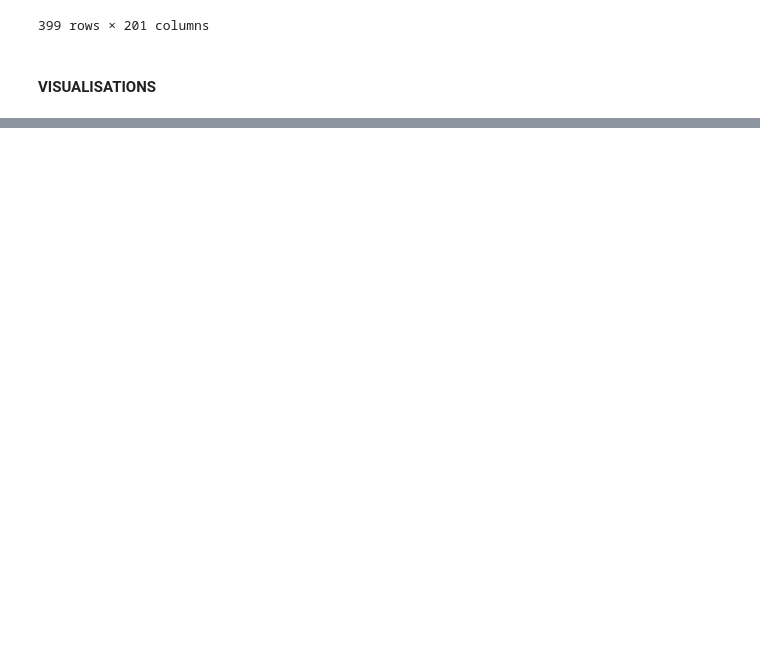
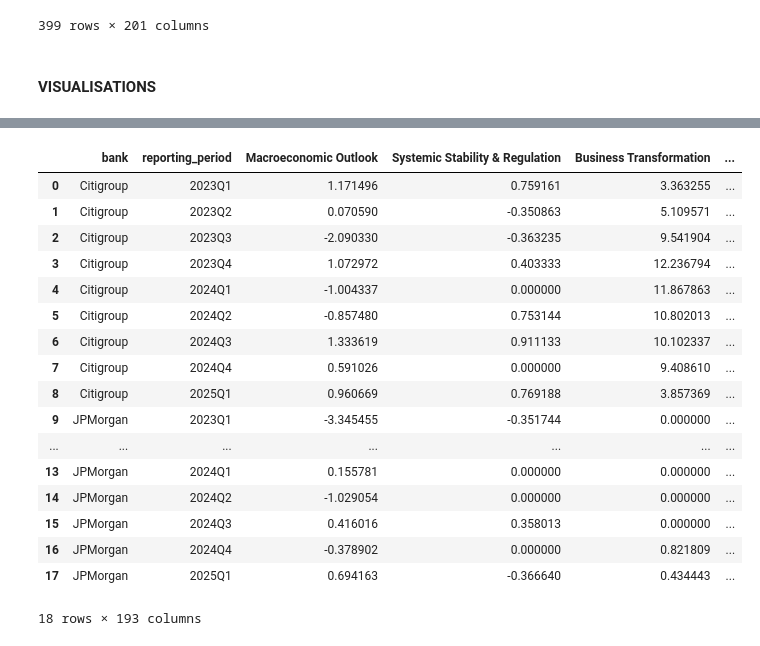
Before and after one commit to zr03/bank-of-eng-risk-monitoring, a Jupyter notebook: boe_risk_monitoring/nlp/nlp.ipynb, the cells around one changed output, grey strips where cells are left out. Cells and saved outputs as stored; diff of their text form; code cells hidden in the pictures; blank space fills up the shorter version.

```diff
--- a/boe_risk_monitoring/nlp/nlp.ipynb
+++ b/boe_risk_monitoring/nlp/nlp.ipynb
@@ -1213,0 +1290,21 @@ df_q_and_a_all_agg_evasiveness
+# %%
+df_all_text_topics_relevance_sentiment_quarter_agg
+# %% [output]
+|  | bank | reporting_period | Macroeconomic Outlook | Systemic Stability & Regulation | Business Transformation | ... |
+| 0 | Citigroup | 2023Q1 | 1.171496 | 0.759161 | 3.363255 | ... |
+| 1 | Citigroup | 2023Q2 | 0.070590 | -0.350863 | 5.109571 | ... |
+| 2 | Citigroup | 2023Q3 | -2.090330 | -0.363235 | 9.541904 | ... |
+| 3 | Citigroup | 2023Q4 | 1.072972 | 0.403333 | 12.236794 | ... |
+| 4 | Citigroup | 2024Q1 | -1.004337 | 0.000000 | 11.867863 | ... |
+| 5 | Citigroup | 2024Q2 | -0.857480 | 0.753144 | 10.802013 | ... |
+| 6 | Citigroup | 2024Q3 | 1.333619 | 0.911133 | 10.102337 | ... |
+| 7 | Citigroup | 2024Q4 | 0.591026 | 0.000000 | 9.408610 | ... |
+| 8 | Citigroup | 2025Q1 | 0.960669 | 0.769188 | 3.857369 | ... |
+| 9 | JPMorgan | 2023Q1 | -3.345455 | -0.351744 | 0.000000 | ... |
+| ... | ... | ... | ... | ... | ... | ... |
+| 13 | JPMorgan | 2024Q1 | 0.155781 | 0.000000 | 0.000000 | ... |
+| 14 | JPMorgan | 2024Q2 | -1.029054 | 0.000000 | 0.000000 | ... |
+| 15 | JPMorgan | 2024Q3 | 0.416016 | 0.358013 | 0.000000 | ... |
+| 16 | JPMorgan | 2024Q4 | -0.378902 | 0.000000 | 0.821809 | ... |
+| 17 | JPMorgan | 2025Q1 | 0.694163 | -0.366640 | 0.434443 | ... |
+18 rows × 193 columns
```
Also changed, not shown: parts of 21 cells of this notebook.
